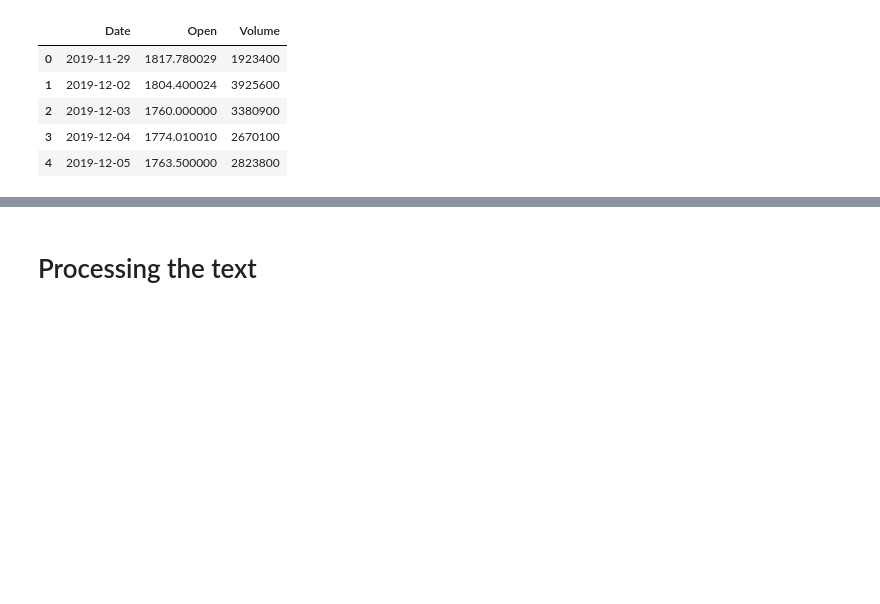
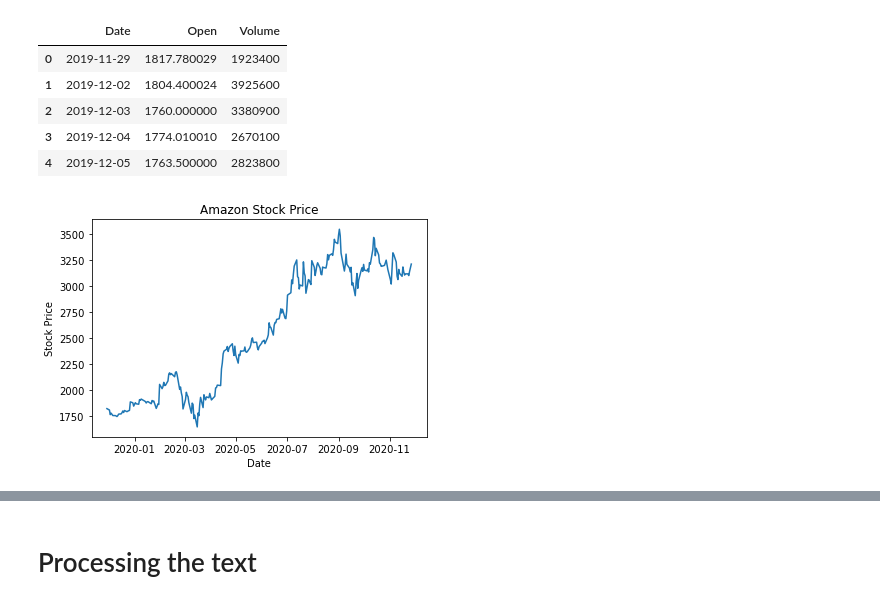
Before and after one commit to anair123/NLP-Final-Project, a Jupyter notebook: NLP Project/Amazon.ipynb, the cells around one changed output, grey strips where cells are left out. Saved outputs shown, nothing was run; the diff lists cells and outputs as text; code cells hidden in the pictures; blank space fills up the shorter version.

```diff
--- a/NLP Project/Amazon.ipynb
+++ b/NLP Project/Amazon.ipynb
@@ -149,6 +149,15 @@ df_stock.head()
 | 2 | 2019-12-03 | 1760.000000 | 3380900 |
 | 3 | 2019-12-04 | 1774.010010 | 2670100 |
 | 4 | 2019-12-05 | 1763.500000 | 2823800 |
+# %%
+plt.figure()
+plt.plot(df_stock['Date'], df_stock['Open'])
+plt.title('Amazon Stock Price')
+plt.xlabel('Date')
+plt.ylabel('Stock Price')
+plt.show()
+# %% [output]
+[figure, added]
 # %%
 # Merge two dataframes
 df = pd.merge(df_text, df_stock, how='inner', on='Date')
```
Also changed, not shown: parts of 4 cells of this notebook, 3 other files.
